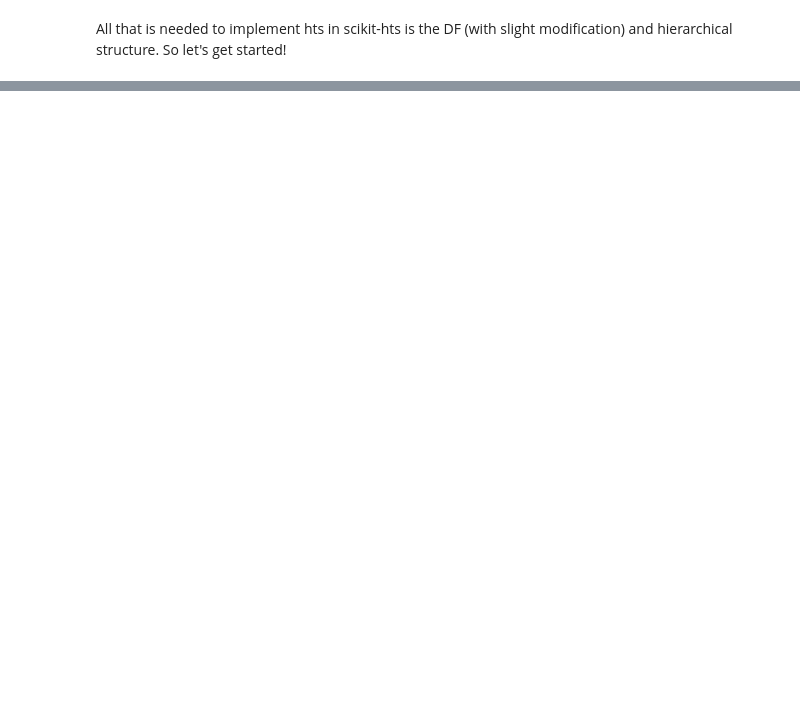
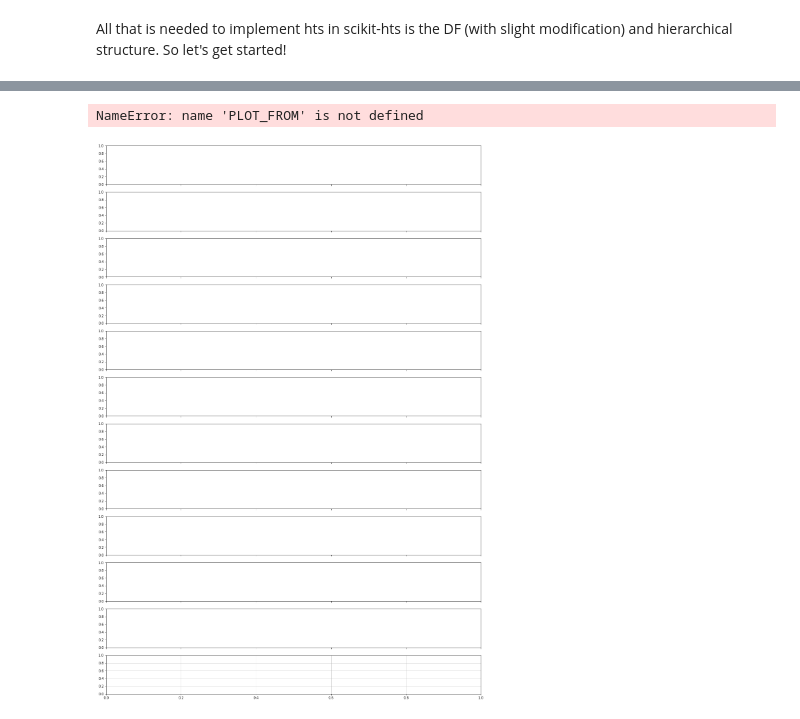
Before and after one commit to mindyng/Take-Homes, a Jupyter notebook: shipt-grocery-tech-supply-demand-forecasting.ipynb, the cells around one changed output, grey strips where cells are left out. Saved outputs shown, nothing was run; the diff lists cells and outputs as text; code cells hidden in the pictures; blank space fills up the shorter version.

```diff
--- a/shipt-grocery-tech-supply-demand-forecasting.ipynb
+++ b/shipt-grocery-tech-supply-demand-forecasting.ipynb
@@ -1087,10 +1461,11 @@ df3
 # %%
 #Putting hierarchy together
 markets = demand_df2.market_name.unique()
-last_level = {'total' : list(markets)}
+hierarchy = {'total' : list(markets)}
 for m in markets:
     for n in list(df3):
-        last_level[m] = [n for n in list(df3) if n.startswith(m)]
-last_level
+        neigh_name = m + '_'
+        hierarchy[m] = [n for n in list(df3) if n.startswith(neigh_name)]
+hierarchy
 # %% [output]
 {'total': ['California', 'Pennsylvania', 'New York'],
@@ -1115,0 +1511,4 @@ last_level
+# %%
+#Have to change date column to date only (no time component) so error is not thrown when predictions are made
+df3 = df3.resample("D").sum()
+df3
@@ -1115,0 +1535,44 @@ last_level
+# %%
+clf = HTSRegressor(model='prophet', revision_method='OLS')
+model = clf.fit(df3, hierarchy)
+# %%
+#test predictions
+preds = model.predict(steps_ahead = 30)
+# %%
+#Plot predictions against ground truth
+PLOT = ['total',
+        'California',
+        'California_Glendale',
+        'California_San Francisco',
+        'California_Irvine'
+        'Pennsylvania',
+        'Pennsylvania_York',
+        'Pennsylvania_Chula Vista',
+        'Pennsylvania_Bethlehem',
+        'New York',
+        'New York_Mountain View',
+        'New York_Albany',
+        'New York_New York City'
+       ]
+
+fig, axes = plt.subplots(len(PLOT), figsize=(20, 30), sharex=True)
+plt.grid(alpha=0.75)
+
+dts = preds[PLOT_FROM:].index
+
+for i, group in enumerate(PLOT):
+    axs[i].plot(df3[PLOT_FROM:][group],
+            lw=1.1,
+            color='#2ecc71',
+            alpha=0.8,
+            label='Truth')
+    axs[i].plot(preds[PLOT_FROM:][group],
+            lw=1.1,
+            color='#e74c3c',
+            alpha=0.8,
+            label='Prediction')
+    axs[i].legend()
+    axs[i].set_title('Prediction VS True series')
+# %% [output]
+NameError: name 'PLOT_FROM' is not defined
+[figure, added]
```
Also changed, not shown: parts of 25 cells of this notebook.
